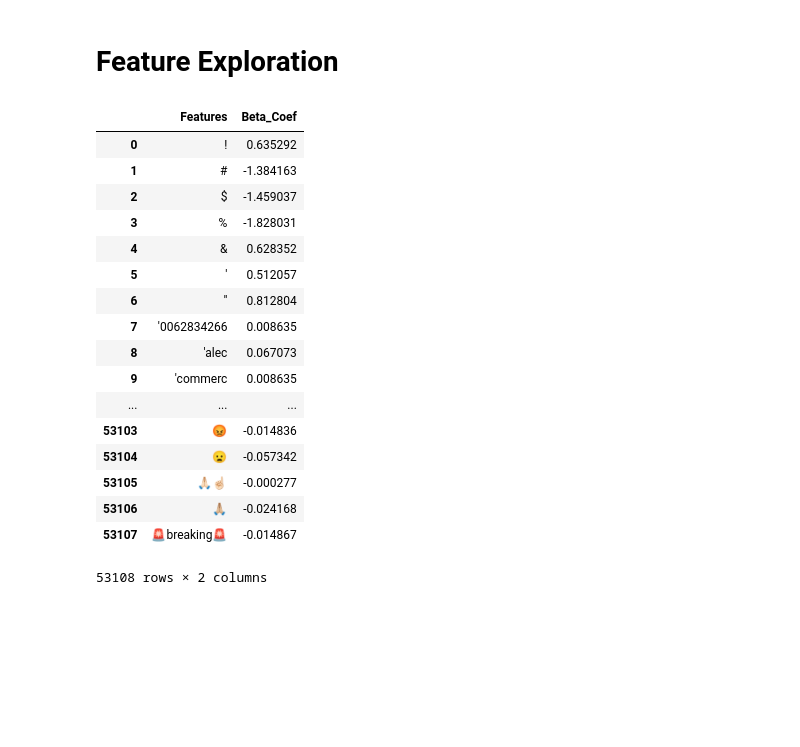
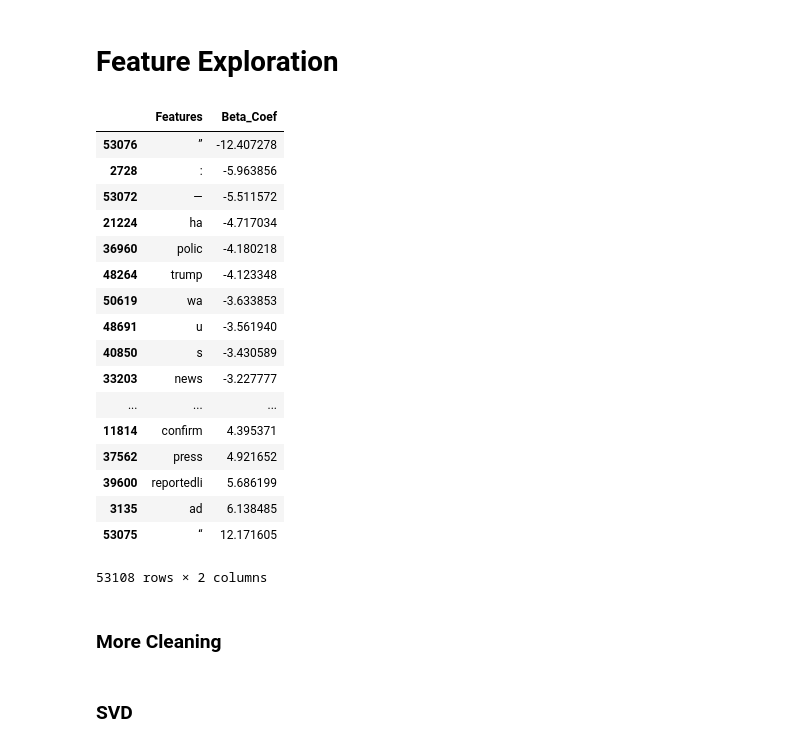
Before and after one commit to johncpolitte/News_or_Satire, a Jupyter notebook: Fresh_notebook_for_cleaning.ipynb, the cells around one changed output. Saved outputs shown, nothing was run; the diff lists cells and outputs as text; code cells hidden in the pictures; blank space fills up the shorter version.

```diff
--- a/Fresh_notebook_for_cleaning.ipynb
+++ b/Fresh_notebook_for_cleaning.ipynb
@@ -244,23 +244,25 @@ feature_coef['Beta_Coef'] = log_reg_coef
 # %%
 feature_coef = feature_coef[['Features', 'Beta_Coef']]
 # %%
-feature_coef
+feature_coef.sort_values('Beta_Coef')
 # %% [output]
 |  | Features | Beta_Coef |
-| 0 | ! | 0.635292 |
-| 1 | # | -1.384163 |
-| 2 | $ | -1.459037 |
-| 3 | % | -1.828031 |
-| 4 | & | 0.628352 |
-| 5 | ' | 0.512057 |
-| 6 | '' | 0.812804 |
-| 7 | '0062834266 | 0.008635 |
-| 8 | 'alec | 0.067073 |
-| 9 | 'commerc | 0.008635 |
+| 53076 | ” | -12.407278 |
+| 2728 | : | -5.963856 |
+| 53072 | — | -5.511572 |
+| 21224 | ha | -4.717034 |
+| 36960 | polic | -4.180218 |
+| 48264 | trump | -4.123348 |
+| 50619 | wa | -3.633853 |
+| 48691 | u | -3.561940 |
+| 40850 | s | -3.430589 |
+| 33203 | news | -3.227777 |
 | ... | ... | ... |
-| 53103 | 😡 | -0.014836 |
-| 53104 | 😦 | -0.057342 |
-| 53105 | 🙏🏻☝🏻️ | -0.000277 |
-| 53106 | 🙏🏼 | -0.024168 |
-| 53107 | 🚨breaking🚨 | -0.014867 |
+| 11814 | confirm | 4.395371 |
+| 37562 | press | 4.921652 |
+| 39600 | reportedli | 5.686199 |
+| 3135 | ad | 6.138485 |
+| 53075 | “ | 12.171605 |
 53108 rows × 2 columns
+# %% [markdown]
+### More Cleaning
@@ -266,0 +272,2 @@ feature_coef
+# %% [markdown]
+### SVD
```
Also changed, not shown: parts of 1 cell of this notebook.
